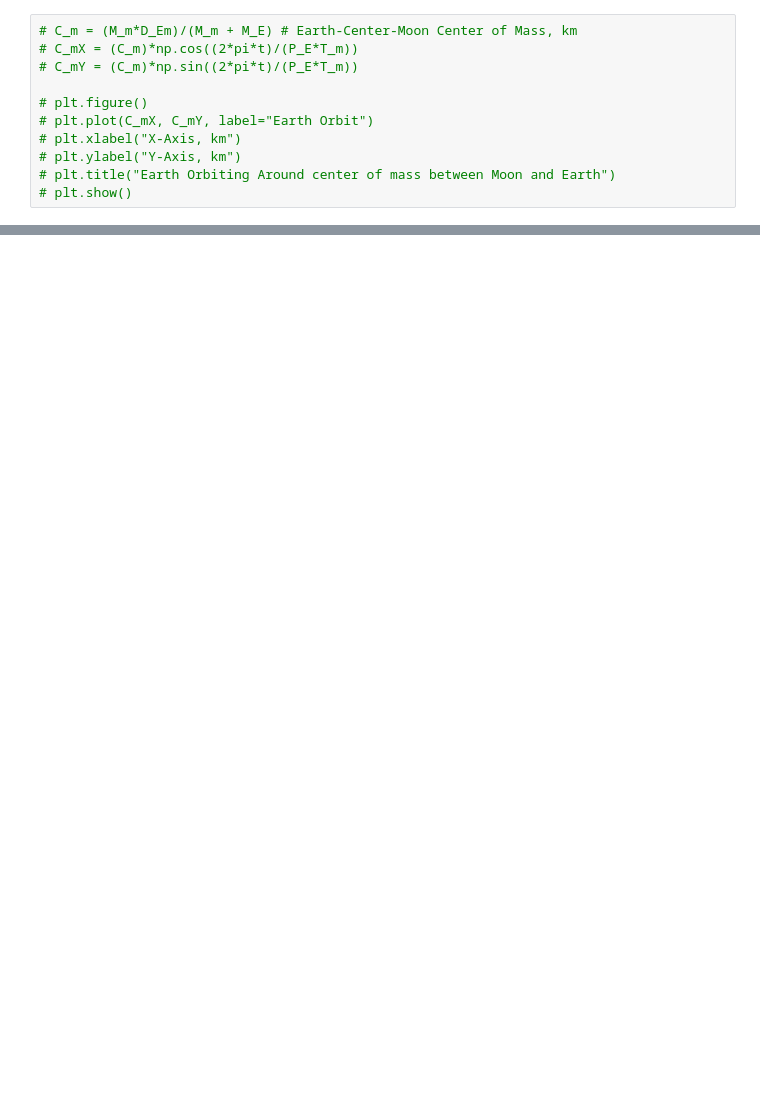
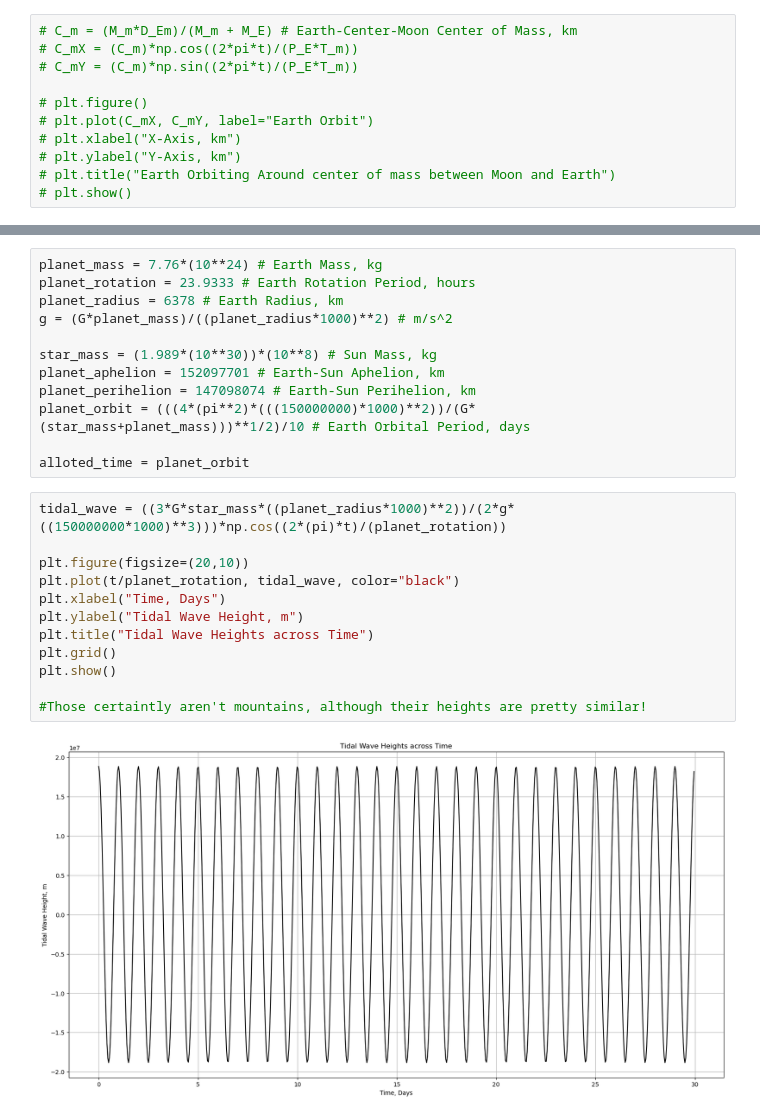
Before and after one commit to kombuchamushrooom/Astro98Project, a Jupyter notebook: final_project/final_project.ipynb, the cells around one changed output, grey strips where cells are left out. Cells and saved outputs as stored; diff of their text form; blank space fills up the shorter version.

```diff
--- a/final_project/final_project.ipynb
+++ b/final_project/final_project.ipynb
@@ -88,0 +92,26 @@ plt.show()
+# %%
+planet_mass = 7.76*(10**24) # Earth Mass, kg
+planet_rotation = 23.9333 # Earth Rotation Period, hours
+planet_radius = 6378 # Earth Radius, km
+g = (G*planet_mass)/((planet_radius*1000)**2) # m/s^2
+
+star_mass = (1.989*(10**30))*(10**8) # Sun Mass, kg
+planet_aphelion = 152097701 # Earth-Sun Aphelion, km
+planet_perihelion = 147098074 # Earth-Sun Perihelion, km
+planet_orbit = (((4*(pi**2)*(((150000000)*1000)**2))/(G*(star_mass+planet_mass)))**1/2)/10 # Earth Orbital Period, days
+
+alloted_time = planet_orbit
+# %%
+tidal_wave = ((3*G*star_mass*((planet_radius*1000)**2))/(2*g*((150000000*1000)**3)))*np.cos((2*(pi)*t)/(planet_rotation))
+
+plt.figure(figsize=(20,10))
+plt.plot(t/planet_rotation, tidal_wave, color="black")
+plt.xlabel("Time, Days")
+plt.ylabel("Tidal Wave Height, m")
+plt.title("Tidal Wave Heights across Time")
+plt.grid()
+plt.show()
+
+#Those certaintly aren't mountains, although their heights are pretty similar!
+# %% [output]
+[figure, added]
```
Also changed, not shown: parts of 4 cells of this notebook.
